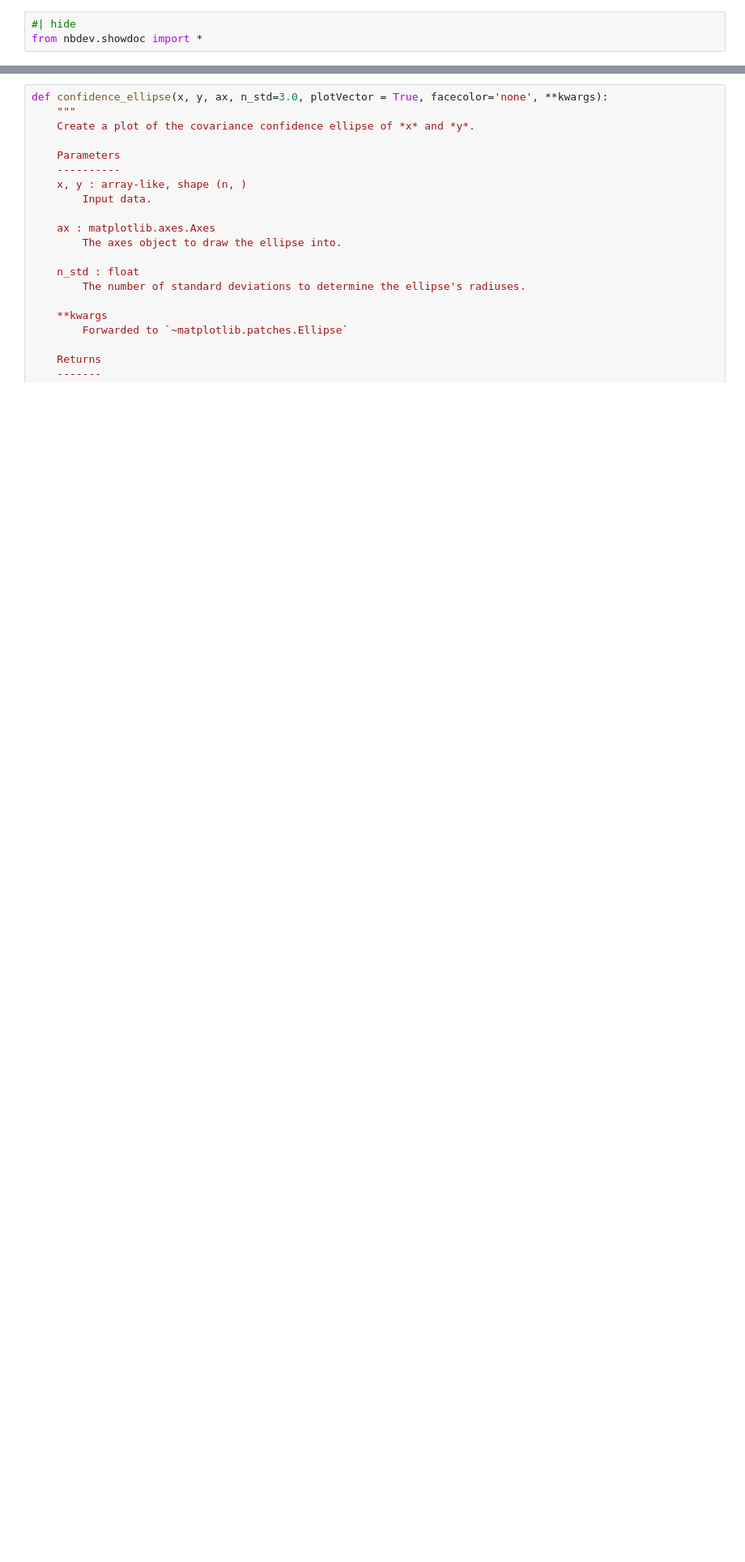
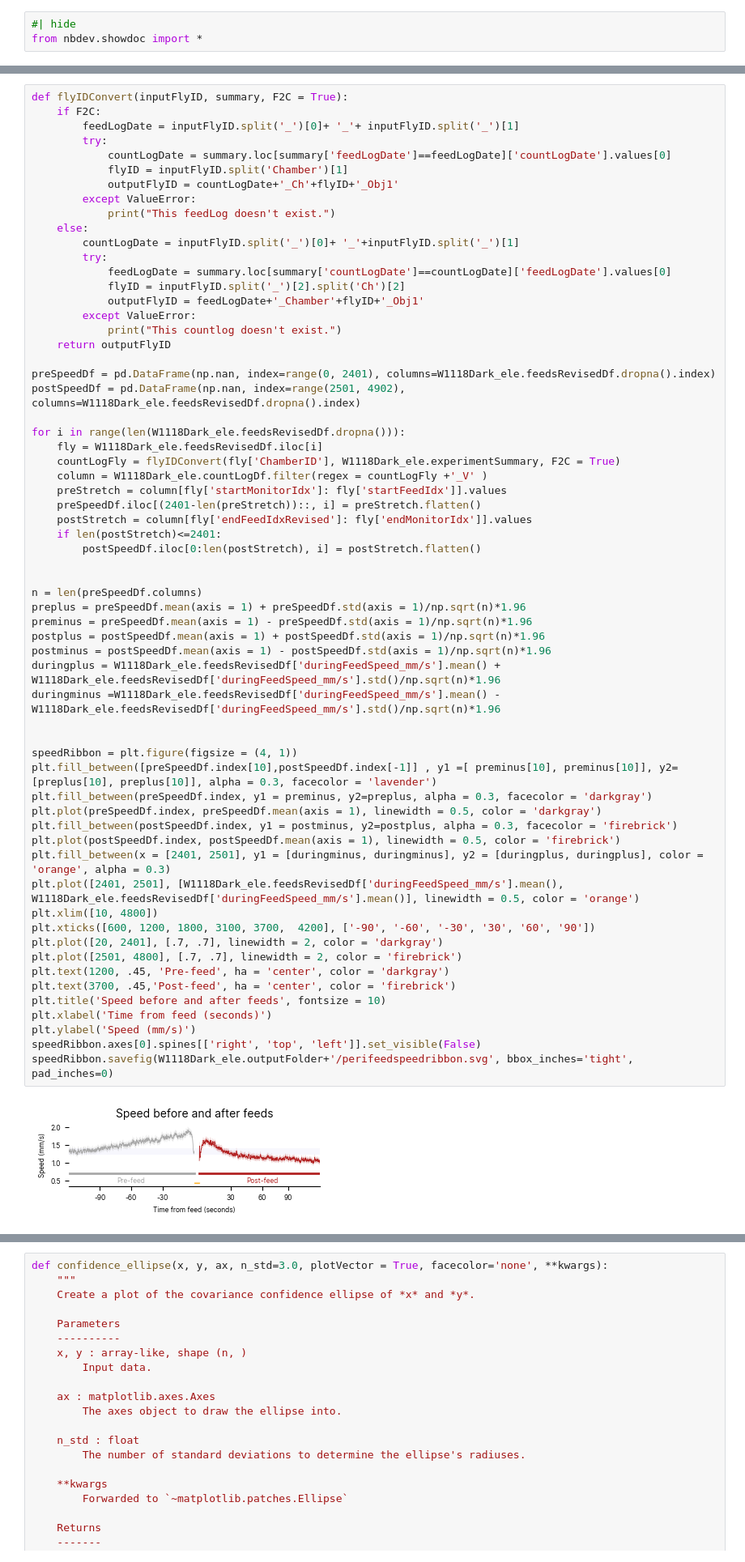
Before and after one commit to sangyu/Holophenotype5HT, a Jupyter notebook: nbs/01_Figures/01_Setup.ipynb, the cells around one changed output, grey strips where cells are left out. Shown at 81% size. Saved outputs shown, nothing was run; the diff lists cells and outputs as text; blank space fills up the shorter version.

```diff
--- a/nbs/01_Figures/01_Setup.ipynb
+++ b/nbs/01_Figures/01_Setup.ipynb
@@ -233,0 +149,64 @@ Figure("22cm", "18cm",
+# %%
+def flyIDConvert(inputFlyID, summary, F2C = True):
+    if F2C:
+        feedLogDate = inputFlyID.split('_')[0]+ '_'+ inputFlyID.split('_')[1]
+        try:
+            countLogDate = summary.loc[summary['feedLogDate']==feedLogDate]['countLogDate'].values[0]
+            flyID = inputFlyID.split('Chamber')[1]
+            outputFlyID = countLogDate+'_Ch'+flyID+'_Obj1'
+        except ValueError:
+            print("This feedLog doesn't exist.")
+    else:
+        countLogDate = inputFlyID.split('_')[0]+ '_'+inputFlyID.split('_')[1]
+        try:
+            feedLogDate = summary.loc[summary['countLogDate']==countLogDate]['feedLogDate'].values[0]
+            flyID = inputFlyID.split('_')[2].split('Ch')[2]
+            outputFlyID = feedLogDate+'_Chamber'+flyID+'_Obj1'
+        except ValueError:
+            print("This countlog doesn't exist.")
+    return outputFlyID
+
+preSpeedDf = pd.DataFrame(np.nan, index=range(0, 2401), columns=W1118Dark_ele.feedsRevisedDf.dropna().index)
+postSpeedDf = pd.DataFrame(np.nan, index=range(2501, 4902), columns=W1118Dark_ele.feedsRevisedDf.dropna().index)
+
+for i in range(len(W1118Dark_ele.feedsRevisedDf.dropna())):
+    fly = W1118Dark_ele.feedsRevisedDf.iloc[i]
+    countLogFly = flyIDConvert(fly['ChamberID'], W1118Dark_ele.experimentSummary, F2C = True)
+    column = W1118Dark_ele.countLogDf.filter(regex = countLogFly +'_V' )
+    preStretch = column[fly['startMonitorIdx']: fly['startFeedIdx']].values
+    preSpeedDf.iloc[(2401-len(preStretch))::, i] = preStretch.flatten()
+    postStretch = column[fly['endFeedIdxRevised']: fly['endMonitorIdx']].values
+    if len(postStretch)<=2401:
+        postSpeedDf.iloc[0:len(postStretch), i] = postStretch.flatten()
+
+
+n = len(preSpeedDf.columns)
+preplus = preSpeedDf.mean(axis = 1) + preSpeedDf.std(axis = 1)/np.sqrt(n)*1.96
+preminus = preSpeedDf.mean(axis = 1) - preSpeedDf.std(axis = 1)/np.sqrt(n)*1.96
+postplus = postSpeedDf.mean(axis = 1) + postSpeedDf.std(axis = 1)/np.sqrt(n)*1.96
+postminus = postSpeedDf.mean(axis = 1) - postSpeedDf.std(axis = 1)/np.sqrt(n)*1.96
+duringplus = W1118Dark_ele.feedsRevisedDf['duringFeedSpeed_mm/s'].mean() + W1118Dark_ele.feedsRevisedDf['duringFeedSpeed_mm/s'].std()/np.sqrt(n)*1.96
+duringminus =W1118Dark_ele.feedsRevisedDf['duringFeedSpeed_mm/s'].mean() - W1118Dark_ele.feedsRevisedDf['duringFeedSpeed_mm/s'].std()/np.sqrt(n)*1.96
+
+
+speedRibbon = plt.figure(figsize = (4, 1))
+plt.fill_between([preSpeedDf.index[10],postSpeedDf.index[-1]] , y1 =[ preminus[10], preminus[10]], y2=[preplus[10], preplus[10]], alpha = 0.3, facecolor = 'lavender')
+plt.fill_between(preSpeedDf.index, y1 = preminus, y2=preplus, alpha = 0.3, facecolor = 'darkgray')
+plt.plot(preSpeedDf.index, preSpeedDf.mean(axis = 1), linewidth = 0.5, color = 'darkgray')
+plt.fill_between(postSpeedDf.index, y1 = postminus, y2=postplus, alpha = 0.3, facecolor = 'firebrick')
+plt.plot(postSpeedDf.index, postSpeedDf.mean(axis = 1), linewidth = 0.5, color = 'firebrick')
+plt.fill_between(x = [2401, 2501], y1 = [duringminus, duringminus], y2 = [duringplus, duringplus], color = 'orange', alpha = 0.3)
+plt.plot([2401, 2501], [W1118Dark_ele.feedsRevisedDf['duringFeedSpeed_mm/s'].mean(), W1118Dark_ele.feedsRevisedDf['duringFeedSpeed_mm/s'].mean()], linewidth = 0.5, color = 'orange')
+plt.xlim([10, 4800])
+plt.xticks([600, 1200, 1800, 3100, 3700,  4200], ['-90', '-60', '-30', '30', '60', '90'])
+plt.plot([20, 2401], [.7, .7], linewidth = 2, color = 'darkgray')
+plt.plot([2501, 4800], [.7, .7], linewidth = 2, color = 'firebrick')
+plt.text(1200, .45, 'Pre-feed', ha = 'center', color = 'darkgray')
+plt.text(3700, .45,'Post-feed', ha = 'center', color = 'firebrick')
+plt.title('Speed before and after feeds', fontsize = 10)
+plt.xlabel('Time from feed (seconds)')
+plt.ylabel('Speed (mm/s)')
+speedRibbon.axes[0].spines[['right', 'top', 'left']].set_visible(False)
+speedRibbon.savefig(W1118Dark_ele.outputFolder+'/perifeedspeedribbon.svg', bbox_inches='tight', pad_inches=0)
+# %% [output]
+[figure, added]
```
Also changed, not shown: parts of 35 cells of this notebook, 1 other file.
